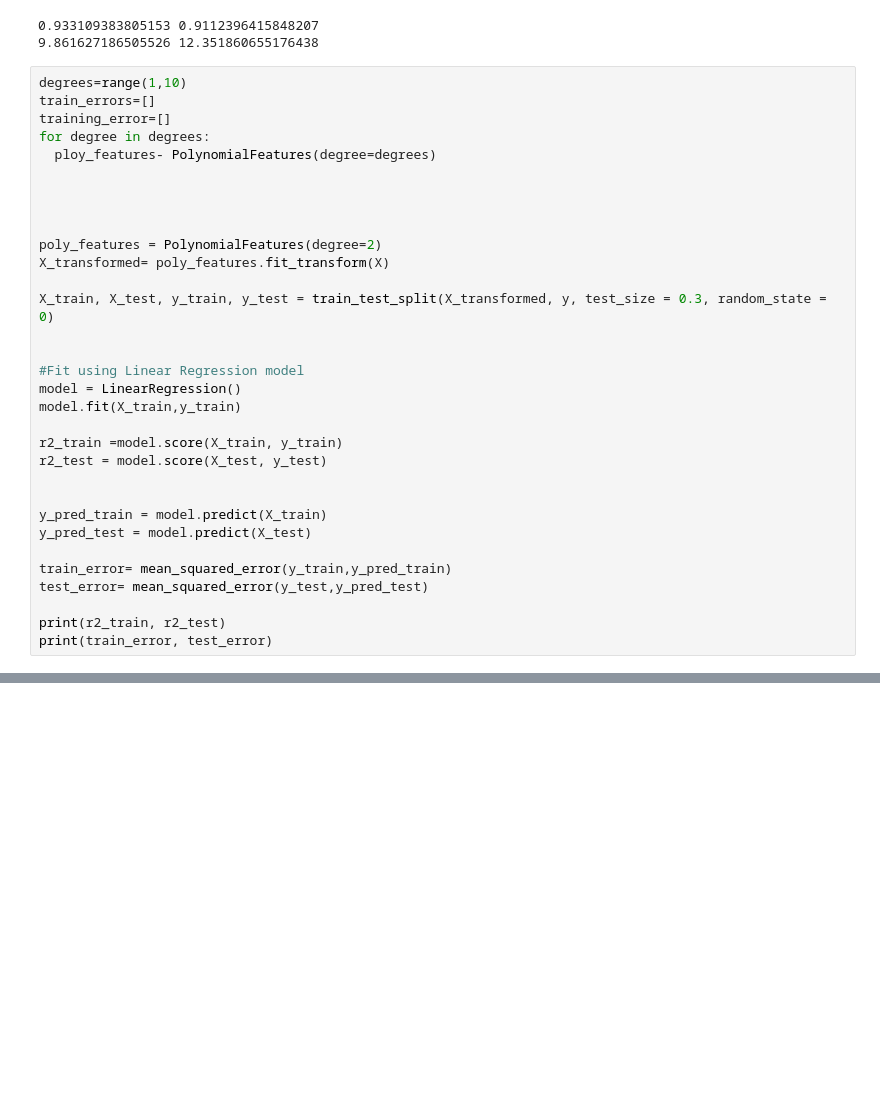
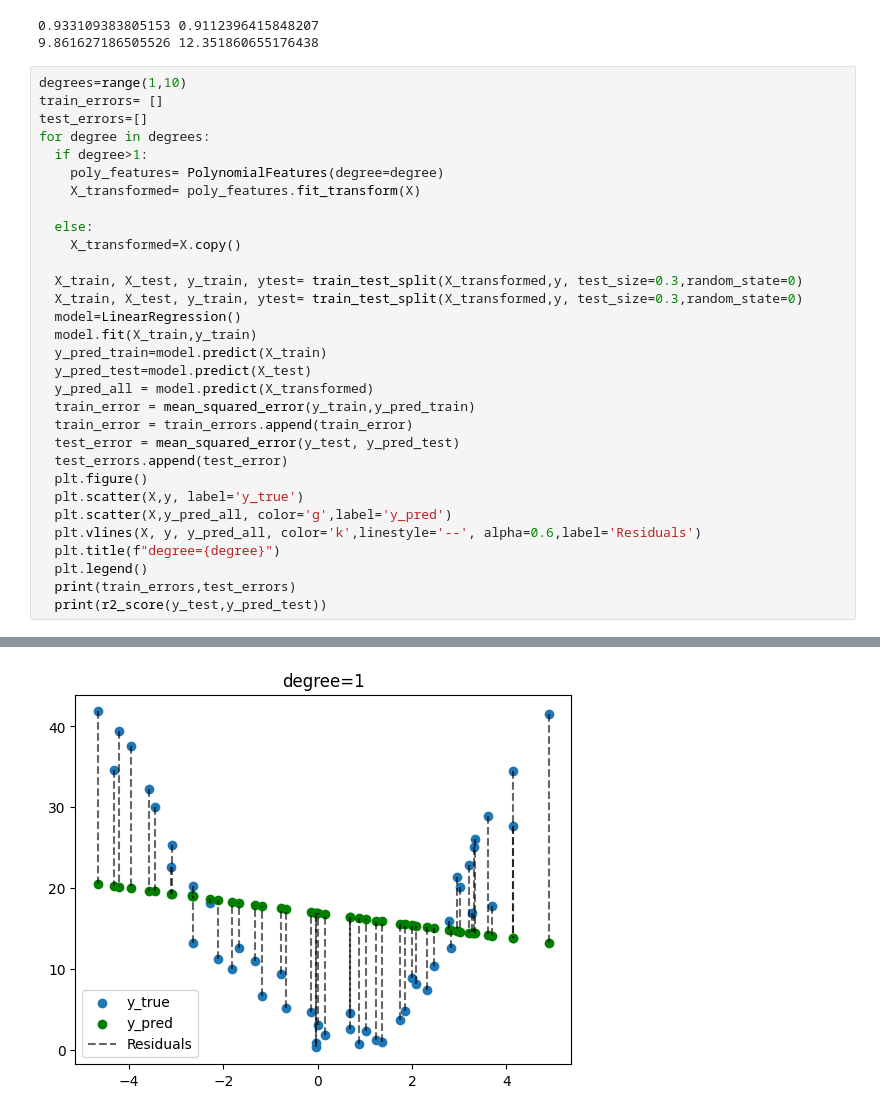
Before and after one commit to michelleabraham-git/Stats_minor, a Jupyter notebook: Copy_of_CSSL_06_polynomial_regression_bias_variance_tradeoff.ipynb, the cells around one changed output, grey strips where cells are left out. Saved outputs shown, nothing was run; the diff lists cells and outputs as text; blank space fills up the shorter version.

```diff
--- a/Copy_of_CSSL_06_polynomial_regression_bias_variance_tradeoff.ipynb
+++ b/Copy_of_CSSL_06_polynomial_regression_bias_variance_tradeoff.ipynb
@@ -219,34 +219,33 @@ print(train_error, test_error)
 9.861627186505526 12.351860655176438
 # %%
 degrees=range(1,10)
-train_errors=[]
-training_error=[]
+train_errors= []
+test_errors=[]
 for degree in degrees:
-  ploy_features- PolynomialFeatures(degree=degrees)
+  if degree>1:
+    poly_features= PolynomialFeatures(degree=degree)
+    X_transformed= poly_features.fit_transform(X)
 
+  else:
+    X_transformed=X.copy()
 
-
-
-poly_features = PolynomialFeatures(degree=2)
-X_transformed= poly_features.fit_transform(X)
-
-X_train, X_test, y_train, y_test = train_test_split(X_transformed, y, test_size = 0.3, random_state = 0)
-
-
-#Fit using Linear Regression model
-model = LinearRegression()
-model.fit(X_train,y_train)
-
-r2_train =model.score(X_train, y_train)
-r2_test = model.score(X_test, y_test)
-
-
-y_pred_train = model.predict(X_train)
-y_pred_test = model.predict(X_test)
-
-train_error= mean_squared_error(y_train,y_pred_train)
-test_error= mean_squared_error(y_test,y_pred_test)
-
-print(r2_train, r2_test)
-print(train_error, test_error)
+  X_train, X_test, y_train, ytest= train_test_split(X_transformed,y, test_size=0.3,random_state=0)
+  X_train, X_test, y_train, ytest= train_test_split(X_transformed,y, test_size=0.3,random_state=0)
+  model=LinearRegression()
+  model.fit(X_train,y_train)
+  y_pred_train=model.predict(X_train)
+  y_pred_test=model.predict(X_test)
+  y_pred_all = model.predict(X_transformed)
+  train_error = mean_squared_error(y_train,y_pred_train)
+  train_error = train_errors.append(train_error)
+  test_error = mean_squared_error(y_test, y_pred_test)
+  test_errors.append(test_error)
+  plt.figure()
+  plt.scatter(X,y, label='y_true')
+  plt.scatter(X,y_pred_all, color='g',label='y_pred')
+  plt.vlines(X, y, y_pred_all, color='k',linestyle='--', alpha=0.6,label='Residuals')
+  plt.title(f"degree={degree}")
+  plt.legend()
+  print(train_errors,test_errors)
+  print(r2_score(y_test,y_pred_test))
 # %% [output]
@@ -254,0 +270 @@ print(train_error, test_error)
+[figure, added]
```
Also changed, not shown: parts of 2 cells of this notebook.
